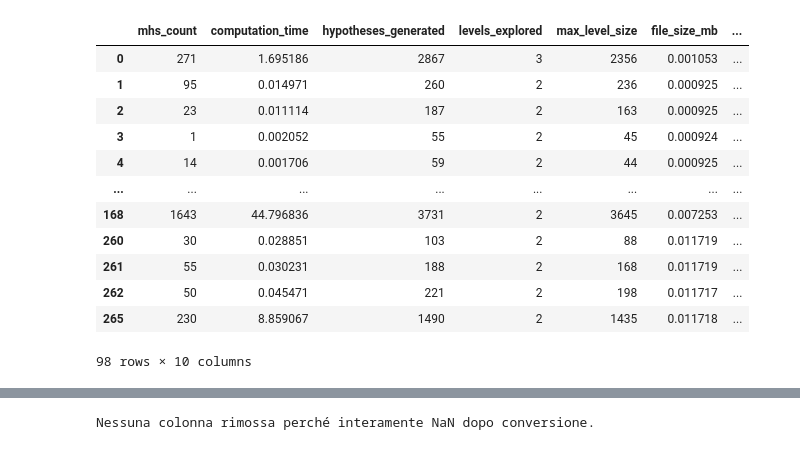
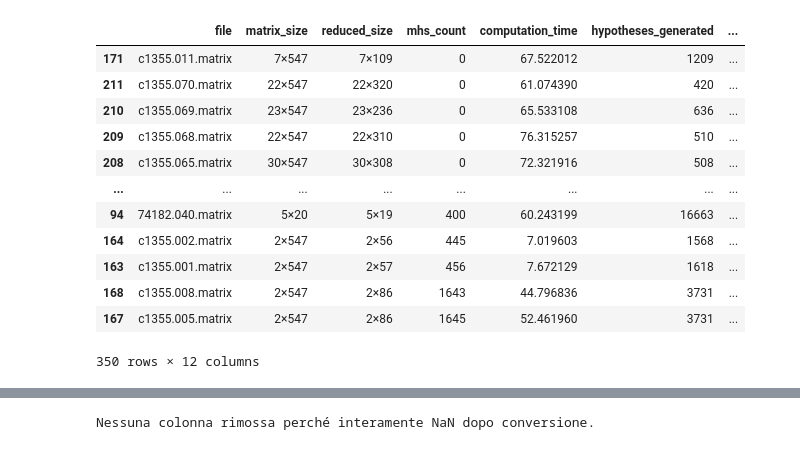
Before and after one commit to MargheritaNava/ElaboratoAlgoritmi, a Jupyter notebook: results/plot.ipynb, the cells around one changed output, grey strips where cells are left out. Drawn from its saved outputs; the diff is of its cells as text; code cells hidden in the pictures.

```diff
--- a/results/plot.ipynb
+++ b/results/plot.ipynb
@@ -5,6 +5,24 @@ import plotly.express as px
 # import plotly.graph_objects as go
 # from plotly.subplots import make_subplots
 # from scipy.stats import gaussian_kde
+# %%
+df = pd.read_csv("../benchmarks1/output/performance_detailed.csv")
+df.sort_values(by='mhs_count', inplace=True)
+df
+# %% [output]
+|  | file | matrix_size | reduced_size | mhs_count | computation_time | hypotheses_generated | ... |
+| 171 | c1355.011.matrix | 7×547 | 7×109 | 0 | 67.522012 | 1209 | ... |
+| 211 | c1355.070.matrix | 22×547 | 22×320 | 0 | 61.074390 | 420 | ... |
+| 210 | c1355.069.matrix | 23×547 | 23×236 | 0 | 65.533108 | 636 | ... |
+| 209 | c1355.068.matrix | 22×547 | 22×310 | 0 | 76.315257 | 510 | ... |
+| 208 | c1355.065.matrix | 30×547 | 30×308 | 0 | 72.321916 | 508 | ... |
+| ... | ... | ... | ... | ... | ... | ... | ... |
+| 94 | 74182.040.matrix | 5×20 | 5×19 | 400 | 60.243199 | 16663 | ... |
+| 164 | c1355.002.matrix | 2×547 | 2×56 | 445 | 7.019603 | 1568 | ... |
+| 163 | c1355.001.matrix | 2×547 | 2×57 | 456 | 7.672129 | 1618 | ... |
+| 168 | c1355.008.matrix | 2×547 | 2×86 | 1643 | 44.796836 | 3731 | ... |
+| 167 | c1355.005.matrix | 2×547 | 2×86 | 1645 | 52.461960 | 3731 | ... |
+350 rows × 12 columns
 # %%
 df = pd.read_csv("../benchmarks1/output/performance_detailed.csv")
 
@@ -18,38 +36,15 @@ def parse_reduced_size(s):
 df = pd.concat([df, df['reduced_size'].apply(parse_reduced_size)], axis=1)
 df = df.drop(columns=['reduced_size']+['file'])
 
-df_failed = df.copy()
-indices_to_drop = df_failed[df_failed['timeout'] != True].index
-df_failed = df_failed.drop(indices_to_drop)
+df['sol_found'] = df['mhs_count'] > 0
 
-indices_to_drop = df[df['timeout']].index
-df = df.drop(indices_to_drop)
+df_comparison = df.copy()
+df_comparison.drop(columns=['matrix_size', 'mhs_count', 'timeout', 'size_limit'])
+df_comparison
 
-to_drop_cols = [col for col in df.columns if not df[col].any() and df[col].dtype == 'bool'] # all columns that are empty and boolean
-df = df.drop(columns=['matrix_size'] + to_drop_cols)
-df_failed = df_failed.drop(columns=['matrix_size'] + to_drop_cols)
+fig = px.scatter_matrix(df_comparison,
+    dimensions=["rows", "cols", "size", "ones_count","computation_time", "hypotheses_generated", "levels_explored", "max_level_size", "file_size_mb"],
+    color="sol_found",
+    height = 1600)
 
-fig = px.parallel_coordinates(df, color="levels_explored", labels={"hypotheses_generated": "Ipotesi",
-                  "levels_explored": "Livelli esplorati", "max_level_size": "Massima ampiezza",
-                  "max_level_size": "Dimensione file", "ones_count": "numeri di uno", },
-                    color_continuous_midpoint=4)
 fig.show()
-
-# fig = px.parallel_categories(df, color="mhs_count", color_continuous_scale=px.colors.sequential.Inferno)
-# fig.show()
-
-df
-# %% [output]
-|  | mhs_count | computation_time | hypotheses_generated | levels_explored | max_level_size | file_size_mb | ... |
-| 0 | 271 | 1.695186 | 2867 | 3 | 2356 | 0.001053 | ... |
-| 1 | 95 | 0.014971 | 260 | 2 | 236 | 0.000925 | ... |
-| 2 | 23 | 0.011114 | 187 | 2 | 163 | 0.000925 | ... |
-| 3 | 1 | 0.002052 | 55 | 2 | 45 | 0.000924 | ... |
-| 4 | 14 | 0.001706 | 59 | 2 | 44 | 0.000925 | ... |
-| ... | ... | ... | ... | ... | ... | ... | ... |
-| 168 | 1643 | 44.796836 | 3731 | 2 | 3645 | 0.007253 | ... |
-| 260 | 30 | 0.028851 | 103 | 2 | 88 | 0.011719 | ... |
-| 261 | 55 | 0.030231 | 188 | 2 | 168 | 0.011719 | ... |
-| 262 | 50 | 0.045471 | 221 | 2 | 198 | 0.011717 | ... |
-| 265 | 230 | 8.859067 | 1490 | 2 | 1435 | 0.011718 | ... |
-98 rows × 10 columns
```
Also changed, not shown: parts of 4 cells of this notebook.
